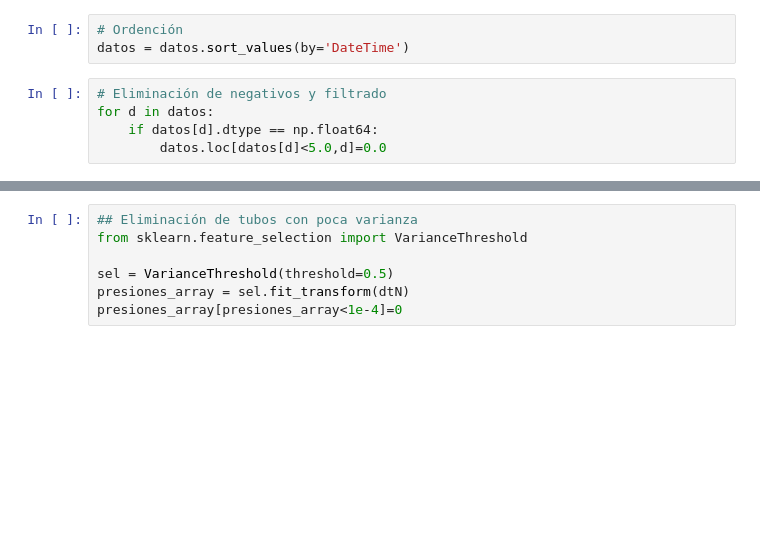
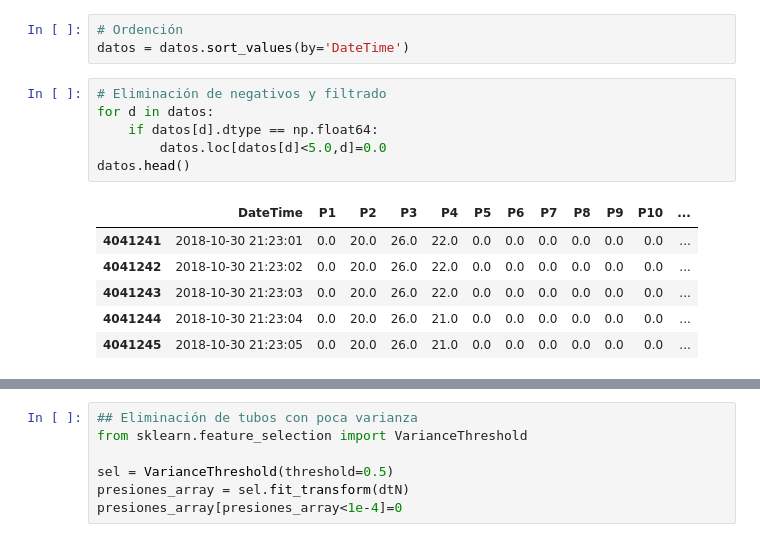
Before and after one commit to jlgarridol/TFG-SmartBeds, a Jupyter notebook: src/Data.ipynb, the cells around one changed output, grey strips where cells are left out. Cells and saved outputs as stored; diff of their text form; blank space fills up the shorter version.

```diff
--- a/src/Data.ipynb
+++ b/src/Data.ipynb
@@ -28,8 +35,16 @@ datos = datos.sort_values(by='DateTime')
 # %%
 # Eliminación de negativos y filtrado
 for d in datos:
     if datos[d].dtype == np.float64:
         datos.loc[datos[d]<5.0,d]=0.0
+datos.head()
+# %% [output]
+|  | DateTime | P1 | P2 | P3 | P4 | P5 | P6 | P7 | P8 | P9 | P10 | ... |
+| 4041241 | 2018-10-30 21:23:01 | 0.0 | 20.0 | 26.0 | 22.0 | 0.0 | 0.0 | 0.0 | 0.0 | 0.0 | 0.0 | ... |
+| 4041242 | 2018-10-30 21:23:02 | 0.0 | 20.0 | 26.0 | 22.0 | 0.0 | 0.0 | 0.0 | 0.0 | 0.0 | 0.0 | ... |
+| 4041243 | 2018-10-30 21:23:03 | 0.0 | 20.0 | 26.0 | 22.0 | 0.0 | 0.0 | 0.0 | 0.0 | 0.0 | 0.0 | ... |
+| 4041244 | 2018-10-30 21:23:04 | 0.0 | 20.0 | 26.0 | 21.0 | 0.0 | 0.0 | 0.0 | 0.0 | 0.0 | 0.0 | ... |
+| 4041245 | 2018-10-30 21:23:05 | 0.0 | 20.0 | 26.0 | 21.0 | 0.0 | 0.0 | 0.0 | 0.0 | 0.0 | 0.0 | ... |
 # %%
 # Normalización
 tubesNorm = ld.normalize(datos.iloc[:,1:13])
```
Also changed, not shown: parts of 8 cells of this notebook, 1 other file.
